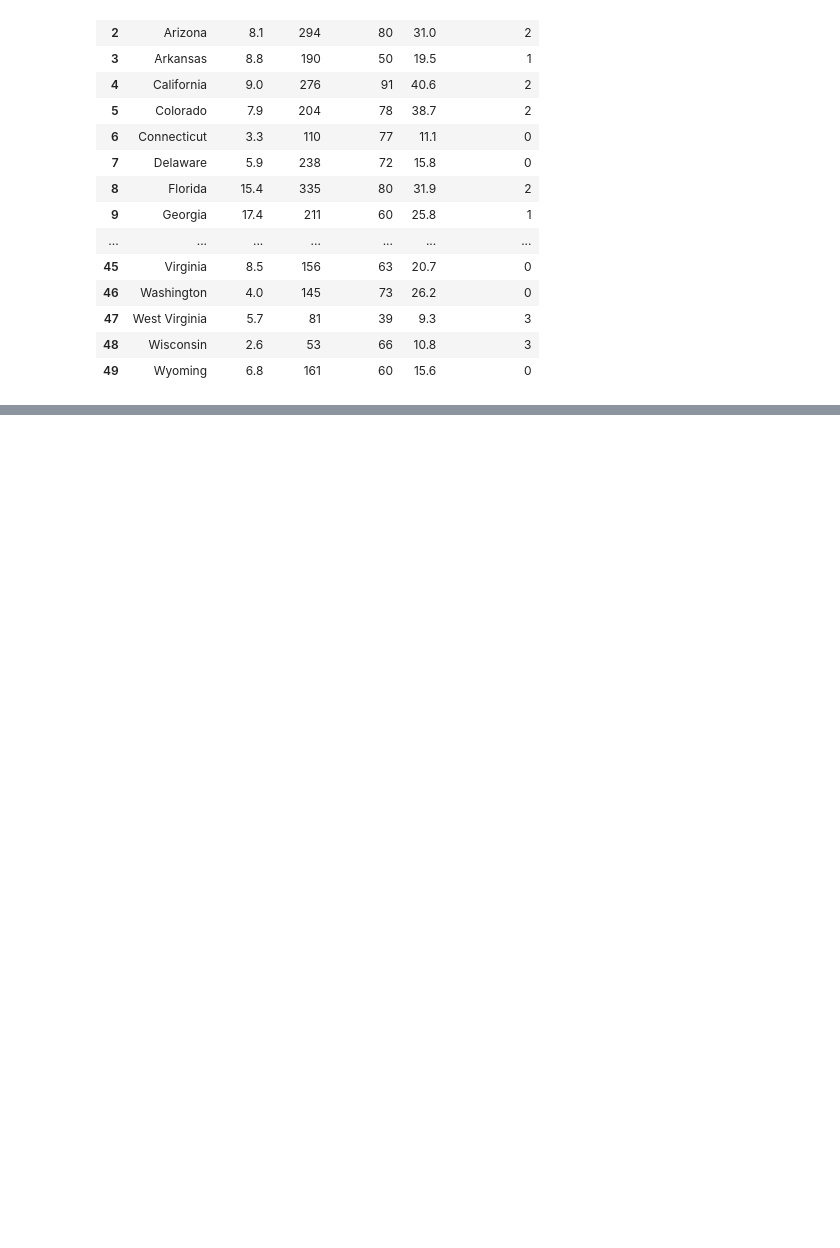
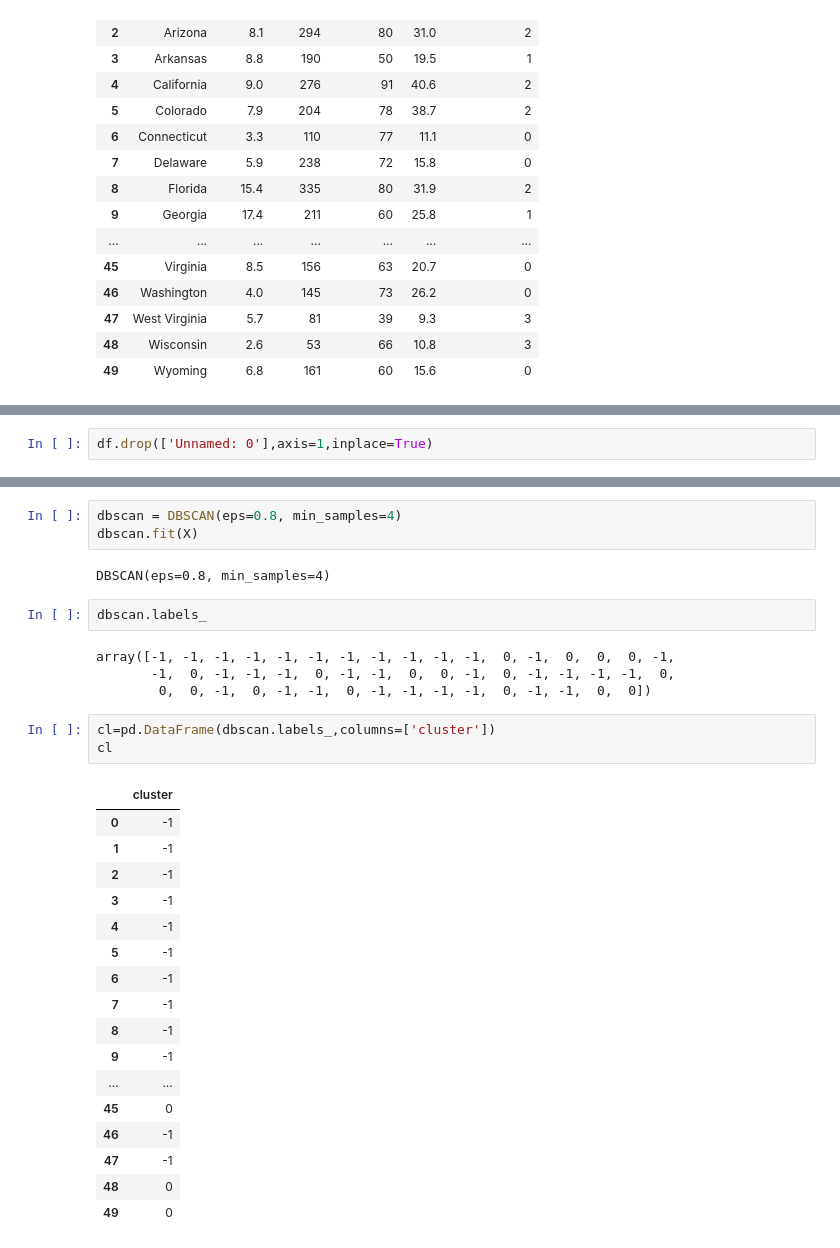
Before and after one commit to pankajpatil101099/Data_Science_Assignments, a Jupyter notebook: Clustering_Crime_Assignment.ipynb, the cells around one changed output, grey strips where cells are left out. Drawn from its saved outputs; the diff is of its cells as text; blank space fills up the shorter version.

```diff
--- a/Clustering_Crime_Assignment.ipynb
+++ b/Clustering_Crime_Assignment.ipynb
@@ -207,0 +245,2 @@ Crime
+# %%
+df.drop(['Unnamed: 0'],axis=1,inplace=True)
@@ -207,0 +292,32 @@ Crime
+# %%
+dbscan = DBSCAN(eps=0.8, min_samples=4)
+dbscan.fit(X)
+# %% [output]
+DBSCAN(eps=0.8, min_samples=4)
+# %%
+dbscan.labels_
+# %% [output]
+array([-1, -1, -1, -1, -1, -1, -1, -1, -1, -1, -1,  0, -1,  0,  0,  0, -1,
+       -1,  0, -1, -1, -1,  0, -1, -1,  0,  0, -1,  0, -1, -1, -1, -1,  0,
+        0,  0, -1,  0, -1, -1,  0, -1, -1, -1, -1,  0, -1, -1,  0,  0])
+# %%
+cl=pd.DataFrame(dbscan.labels_,columns=['cluster'])
+cl
+# %% [output]
+|  | cluster |
+| 0 | -1 |
+| 1 | -1 |
+| 2 | -1 |
+| 3 | -1 |
+| 4 | -1 |
+| 5 | -1 |
+| 6 | -1 |
+| 7 | -1 |
+| 8 | -1 |
+| 9 | -1 |
+| ... | ... |
+| 45 | 0 |
+| 46 | -1 |
+| 47 | -1 |
+| 48 | 0 |
+| 49 | 0 |
```
Also changed, not shown: parts of 9 cells of this notebook.
